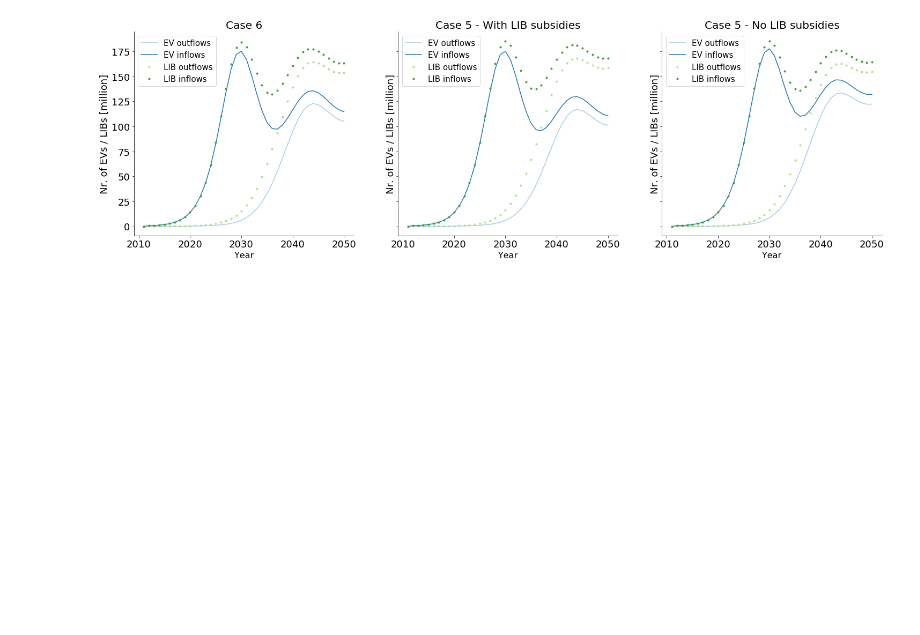
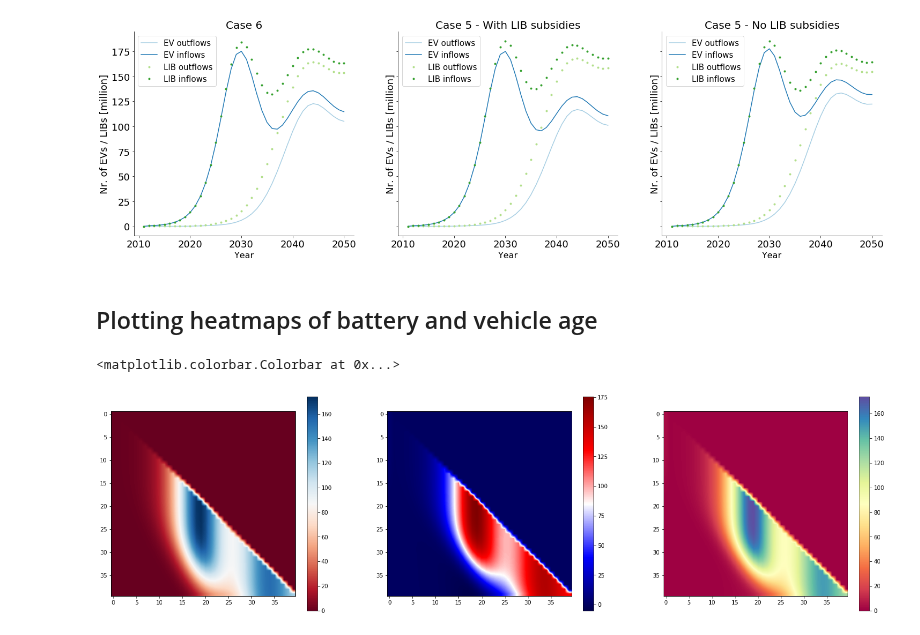
Before and after one commit to fernaag/product_component_model, a Jupyter notebook: case_study.ipynb, the cells around one changed output. Drawn from its saved outputs; the diff is of its cells as text; code cells hidden in the pictures; blank space fills up the shorter version.

Commit message:
Added heatmaps

```diff
--- a/case_study.ipynb
+++ b/case_study.ipynb
@@ -416,0 +439,34 @@ ax[2].tick_params(axis='both', which='major', labelsize=18)
+# %% [markdown]
+## Plotting heatmaps of battery and vehicle age
+# %%
+# Define lifetime and standard deviation of EVs
+lt_pr = np.array([16])
+sd_pr = np.array([4])
+# Define lifetime and standard deviation of LIBs
+lt_cm = np.array([16])
+sd_cm = np.array([4])
+
+# Define amount of time that the battery should still be useful for
+tau_pr = 6 # Assuming subsidies are in place
+tau_cm = 5 # Assuming second hand batteries cheaper than new ones
+
+fig, ax = plt.subplots(1,3, figsize=(25,7), sharey=False)
+Model = pcm.ProductComponentModel(t=time, s_pr=data, lt_pr={'Type': 'Normal', 'Mean': lt_pr, 'StdDev': sd_pr}, lt_cm={'Type': 'Normal', 'Mean': lt_cm, 'StdDev': sd_cm}, tau_pr=tau_pr, tau_cm= tau_cm)
+Model.case_4()
+ax[0].imshow(Model.sc_cm, interpolation='bilinear', cmap='RdBu')
+fig.colorbar(ax[0].imshow(Model.sc_cm, interpolation='bilinear', cmap='RdBu'), ax=ax[0])
+
+# Define pcm
+Model = pcm.ProductComponentModel(t=time, s_pr=data, lt_pr={'Type': 'Normal', 'Mean': lt_pr, 'StdDev': sd_pr}, lt_cm={'Type': 'Normal', 'Mean': lt_cm, 'StdDev': sd_cm}, tau_pr=tau_pr)
+Model.case_5()
+ax[1].imshow(Model.sc_cm, interpolation='bilinear', cmap='seismic')
+fig.colorbar(ax[1].imshow(Model.sc_cm, interpolation='bilinear', cmap='seismic'), ax=ax[1])
+
+
+Model = pcm.ProductComponentModel(t=time, s_pr=data, lt_pr={'Type': 'Normal', 'Mean': lt_pr, 'StdDev': sd_pr}, lt_cm={'Type': 'Normal', 'Mean': lt_cm, 'StdDev': sd_cm}, tau_pr=tau_pr, tau_cm= tau_cm)
+Model.case_6()
+ax[2].imshow(Model.sc_cm, interpolation='bilinear', cmap='Spectral')
+fig.colorbar(ax[2].imshow(Model.sc_cm, interpolation='bilinear', cmap='Spectral'), ax=ax[2])
+# %% [output]
+<matplotlib.colorbar.Colorbar at 0x...>
+[figure, added]
```
Also changed, not shown: parts of 4 cells of this notebook, 1 other file.
